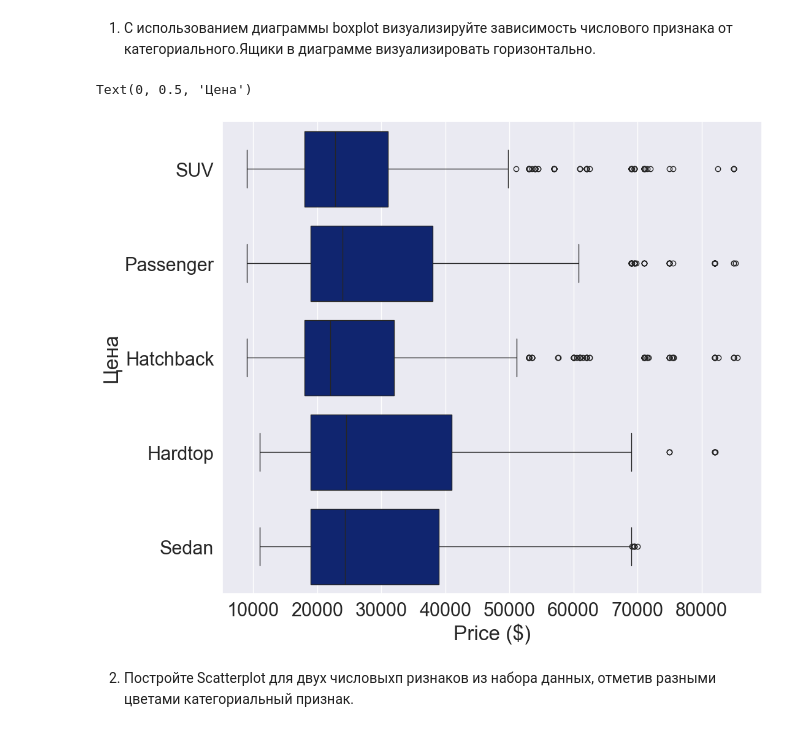
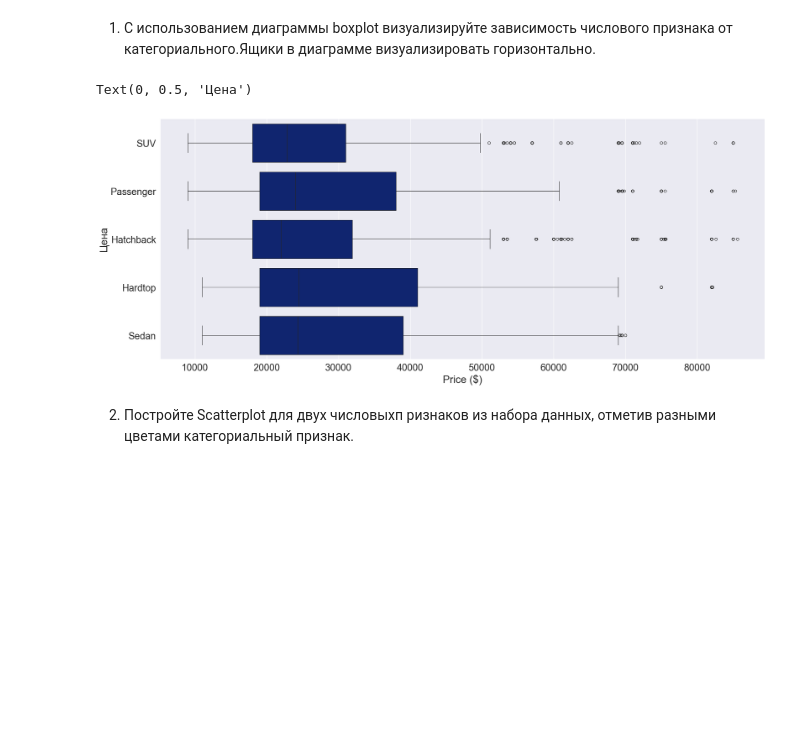
Before and after one commit to chebandenis/DZ_innopolis, a Jupyter notebook: visualisation.ipynb, the cells around one changed output. Cells and saved outputs as stored; diff of their text form; code cells hidden in the pictures; blank space fills up the shorter version.

Commit message:
add finish version rubrication and finishrd broblem 1 and 2  in visualisation.ipynb

```diff
--- a/visualisation.ipynb
+++ b/visualisation.ipynb
@@ -76,12 +76,12 @@ df.head()
 # %%
 plt.figure(figsize=(25, 10))
 
-plt.subplot(121)
+
 sns.boxplot(y='Body Style', x='Price ($)', data=df, orient='h')
 plt.ylabel('Цена')
 # %% [output]
 Text(0, 0.5, 'Цена')
-[figure, old version]
+[figure, new version]
 # %% [markdown]
 2. Постройте Scatterplot для двух числовыхп ризнаков из набора данных, отметив разными цветами категориальный признак.
 # %%
```
Also changed, not shown: parts of 11 cells of this notebook.
